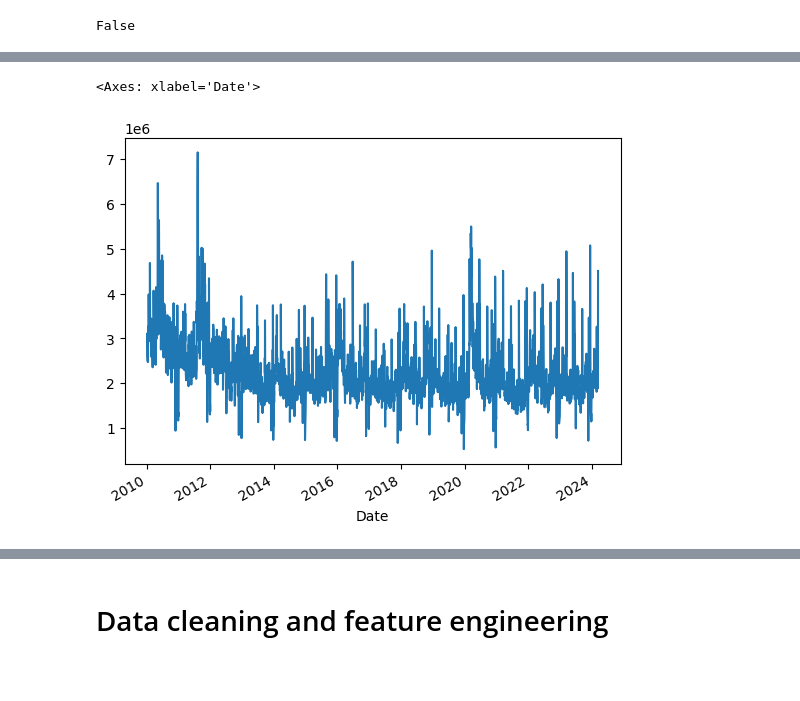
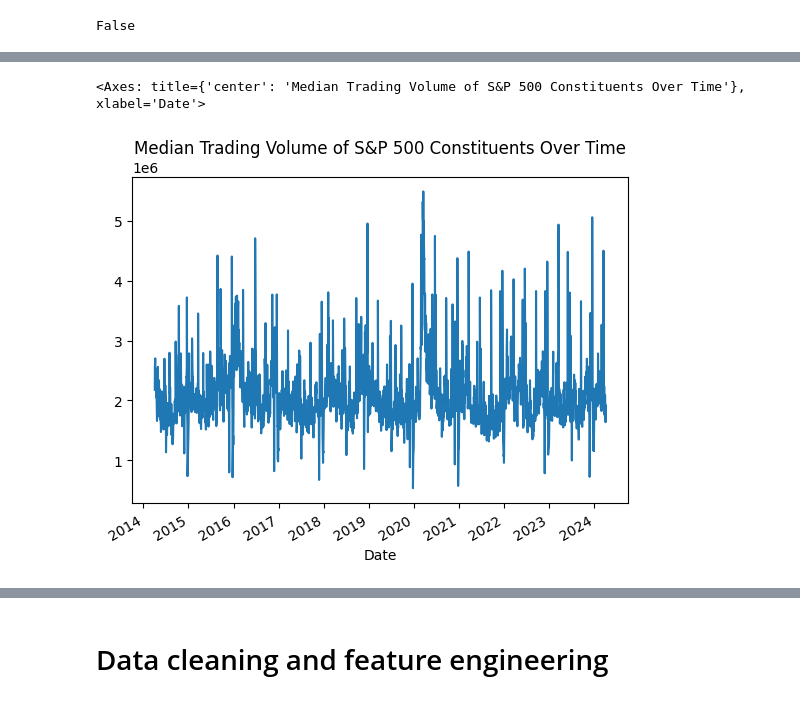
Before and after one commit to ed-churchill/ibm-ml-certificate, a Jupyter notebook: ibm-ml-certificate-classification-final-project.ipynb, the cells around one changed output, grey strips where cells are left out. Drawn from its saved outputs; the diff is of its cells as text; code cells hidden in the pictures; blank space fills up the shorter version.

```diff
--- a/ibm-ml-certificate-classification-final-project.ipynb
+++ b/ibm-ml-certificate-classification-final-project.ipynb
@@ -164,3 +158,31 @@ for u in unique_constituents:
 print(difference)
 # %% [output]
 False
+# %%
+# Join index table onto stocks table
+df = stocks.merge(
+    right=index,
+    how='left',
+    left_on='Date',
+    right_on='Date'
+)
+
+# Join companies table onto stocks and index table
+df = df.merge(
+    right=companies[['Symbol', 'Exchange', 'Sector', 'Industry', 'State']],
+    how='left',
+    left_on='Symbol',
+    right_on='Symbol'
+)
+
+# Drop dates before 3rd April 2014 (as there is no S&P value data for these dates)
+df = df[df['Date'] >= pd.to_datetime('2014-04-03')].reset_index(drop=True)
+
+# Order by date for ease
+df.sort_values(
+    by='Date',
+    inplace=True,
+    ignore_index=True
+)
+# Check stocks table and final table have same number of rows to ensure the join is done correctly
+print(df.shape)
@@ -167,6 +206,6 @@ False
 # %%
 # Plot median trading volume over time
-stocks.pivot(index='Date', columns='Symbol', values=['Volume']).median(axis=1).plot()
+df.pivot(index='Date', columns='Symbol', values=['Volume']).median(axis=1).plot(title='Median Trading Volume of S&P 500 Constituents Over Time')
 # %% [output]
-<Axes: xlabel='Date'>
+<Axes: title={'center': 'Median Trading Volume of S&P 500 Constituents Over Time'}, xlabel='Date'>
-[figure, old version]
+[figure, new version]
```
Also changed, not shown: parts of 31 cells of this notebook.
